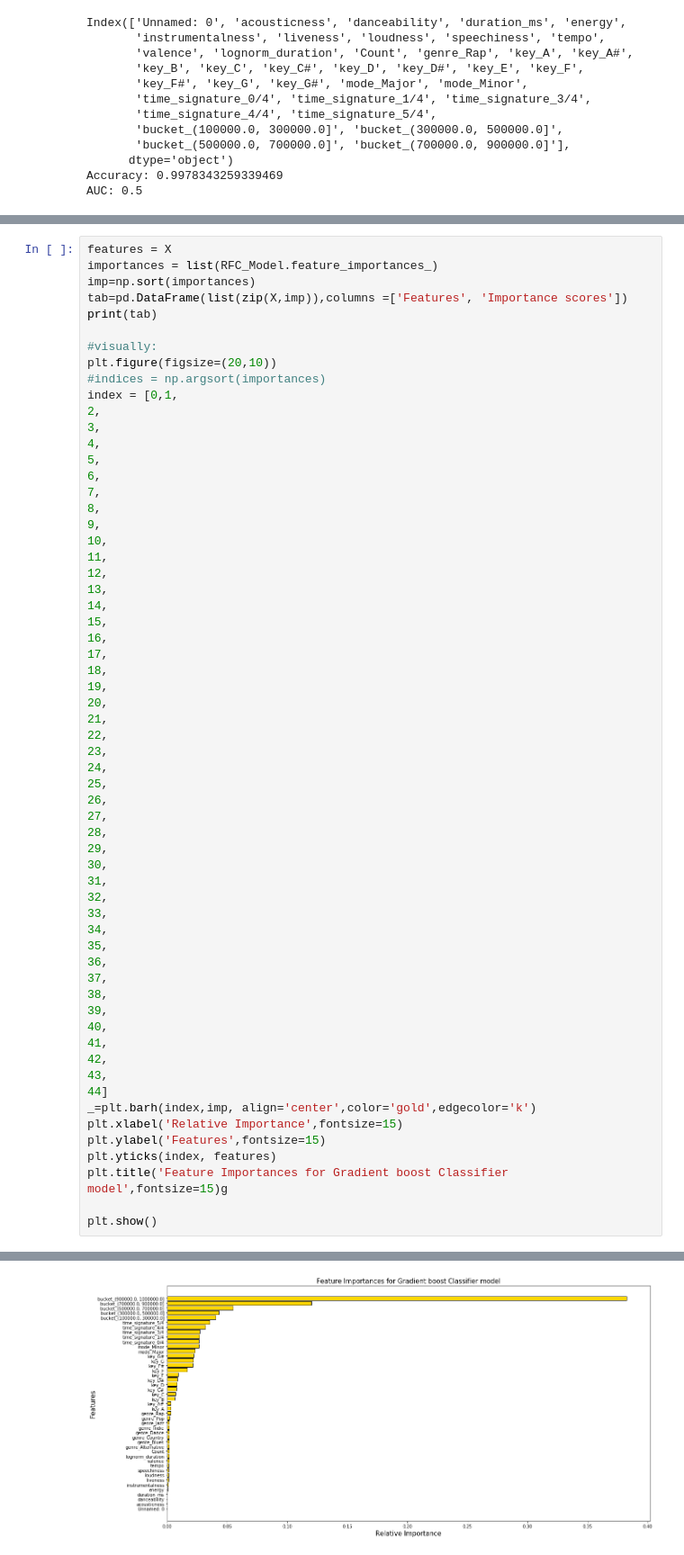
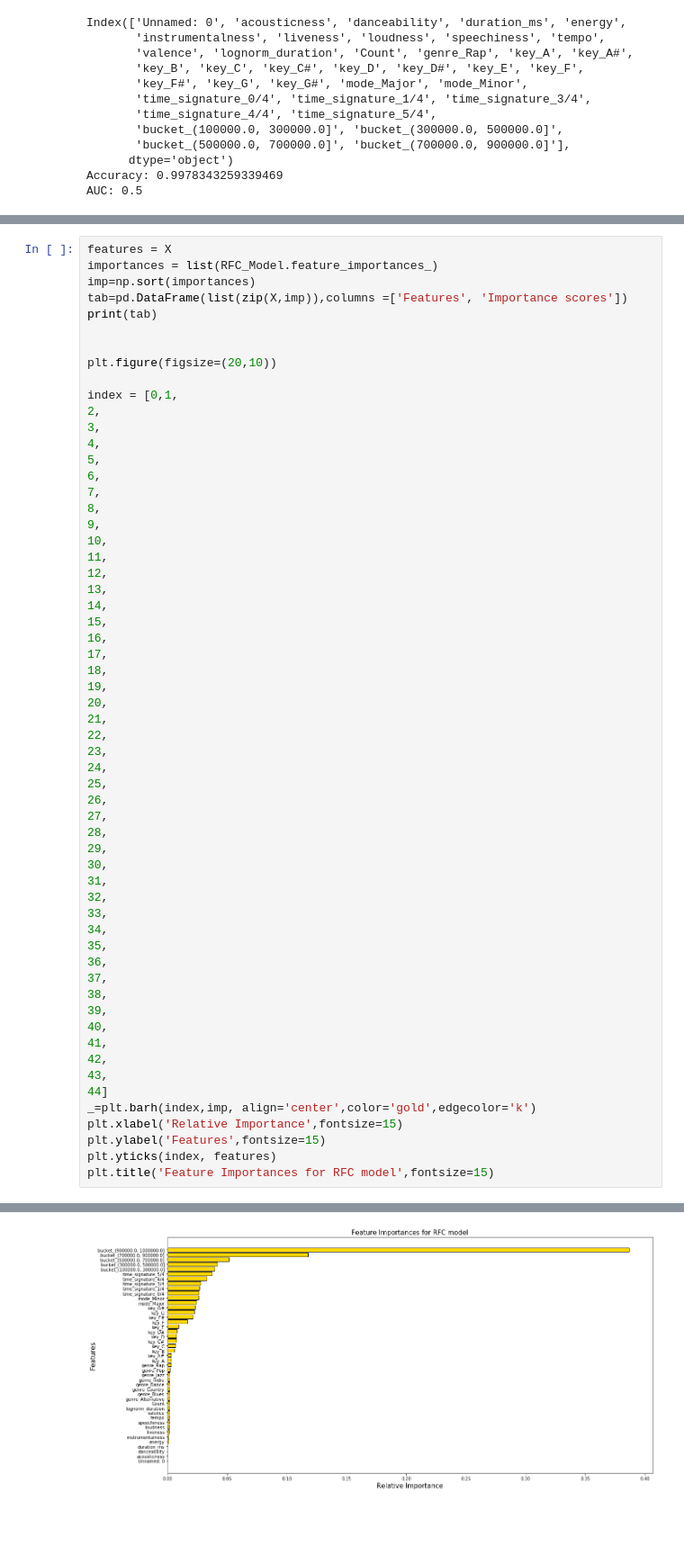
Before and after one commit to seguln36/Capstone-2, a Jupyter notebook: Machine Learning/Modeling.ipynb, the cells around one changed output, grey strips where cells are left out. Shown: that part at 90% size. Drawn from its saved outputs; the diff is of its cells as text; blank space fills up the shorter version.

```diff
--- a/Machine Learning/Modeling.ipynb
+++ b/Machine Learning/Modeling.ipynb
@@ -674,9 +649,9 @@ imp=np.sort(importances)
 tab=pd.DataFrame(list(zip(X,imp)),columns =['Features', 'Importance scores'])
 print(tab)
 
-#visually:
+
 plt.figure(figsize=(20,10))
-#indices = np.argsort(importances)
+
 index = [0,1,
 2,
 3,
@@ -725,9 +700,7 @@ _=plt.barh(index,imp, align='center',color='gold',edgecolor='k')
 plt.xlabel('Relative Importance',fontsize=15)
 plt.ylabel('Features',fontsize=15)
 plt.yticks(index, features)
-plt.title('Feature Importances for Gradient boost Classifier model',fontsize=15)g
-
-plt.show()
+plt.title('Feature Importances for RFC model',fontsize=15)
 # %% [output]
                         Features  Importance scores
 0                     Unnamed: 0           0.000000
@@ -749,2 +723,2 @@ plt.show()
-[figure, old version]
+[figure, new version]
 # %% [raw]
```
Also changed, not shown: parts of 24 cells of this notebook.
